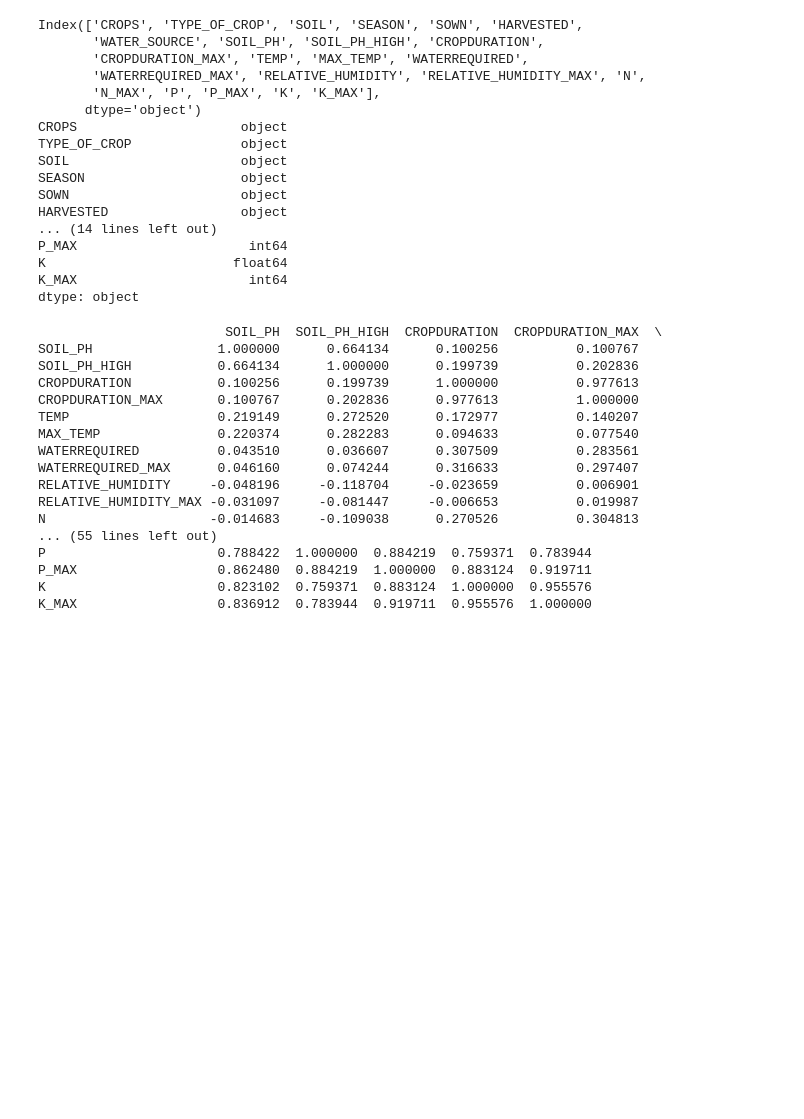
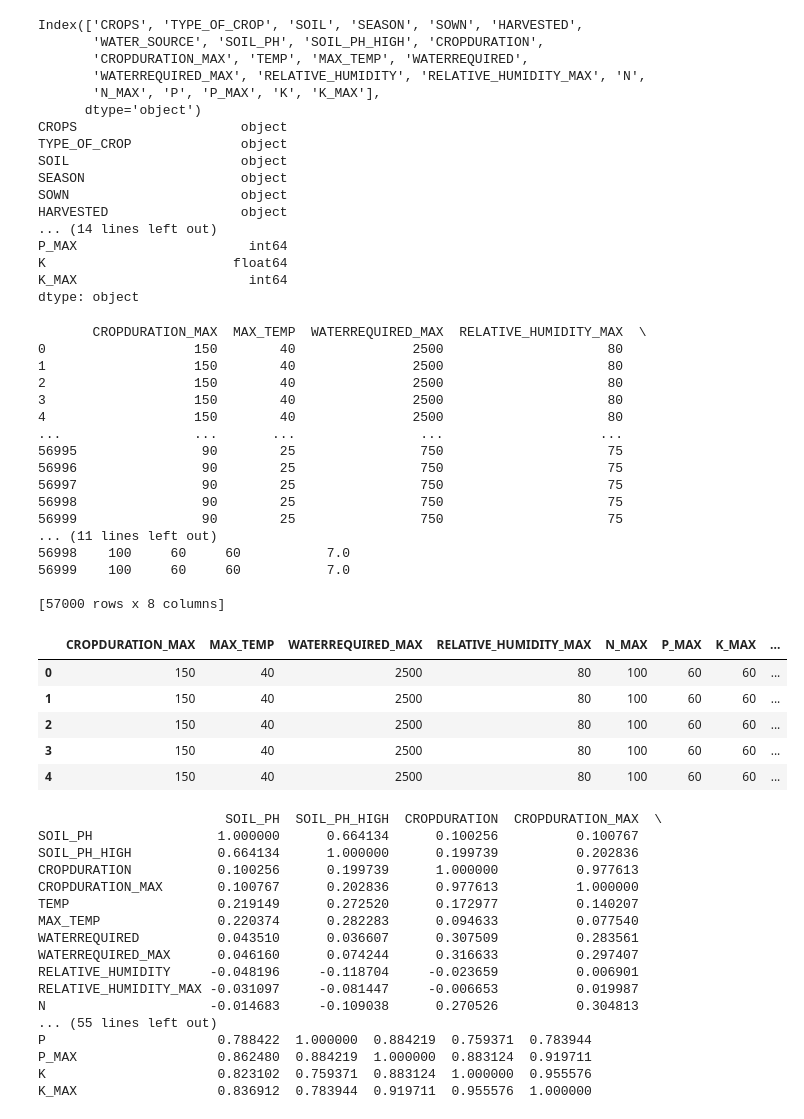
Before and after one commit to NEU-Khoury-DoC/26su-DoC-Project-Template, a Jupyter notebook: ml-src/model_03_cropeuro.ipynb, the cells around one changed output. Cells and saved outputs as stored; diff of their text form; code cells hidden in the pictures; blank space fills up the shorter version.

```diff
--- a/ml-src/model_03_cropeuro.ipynb
+++ b/ml-src/model_03_cropeuro.ipynb
@@ -44,6 +44,37 @@ P_MAX                      int64
 K                        float64
 K_MAX                      int64
 dtype: object
+# %%
+maxxArr = df_old[['CROPDURATION_MAX', 'MAX_TEMP',
+       'WATERREQUIRED_MAX', 'RELATIVE_HUMIDITY_MAX',
+       'N_MAX', 'P_MAX', 'K_MAX', 'SOIL_PH_HIGH']].copy()
+
+print(maxxArr)
+maxxArr.head()
+# %% [output]
+       CROPDURATION_MAX  MAX_TEMP  WATERREQUIRED_MAX  RELATIVE_HUMIDITY_MAX  \
+0                   150        40               2500                     80
+1                   150        40               2500                     80
+2                   150        40               2500                     80
+3                   150        40               2500                     80
+4                   150        40               2500                     80
+...                 ...       ...                ...                    ...
+56995                90        25                750                     75
+56996                90        25                750                     75
+56997                90        25                750                     75
+56998                90        25                750                     75
+56999                90        25                750                     75
+... (11 lines left out)
+56998    100     60     60           7.0
+56999    100     60     60           7.0
+
+[57000 rows x 8 columns]
+|  | CROPDURATION_MAX | MAX_TEMP | WATERREQUIRED_MAX | RELATIVE_HUMIDITY_MAX | N_MAX | P_MAX | K_MAX | ... |
+| 0 | 150 | 40 | 2500 | 80 | 100 | 60 | 60 | ... |
+| 1 | 150 | 40 | 2500 | 80 | 100 | 60 | 60 | ... |
+| 2 | 150 | 40 | 2500 | 80 | 100 | 60 | 60 | ... |
+| 3 | 150 | 40 | 2500 | 80 | 100 | 60 | 60 | ... |
+| 4 | 150 | 40 | 2500 | 80 | 100 | 60 | 60 | ... |
 # %%
 #check correlation
 correlations = df_old.corr(numeric_only=True)
```
Also changed, not shown: 4 other files.
